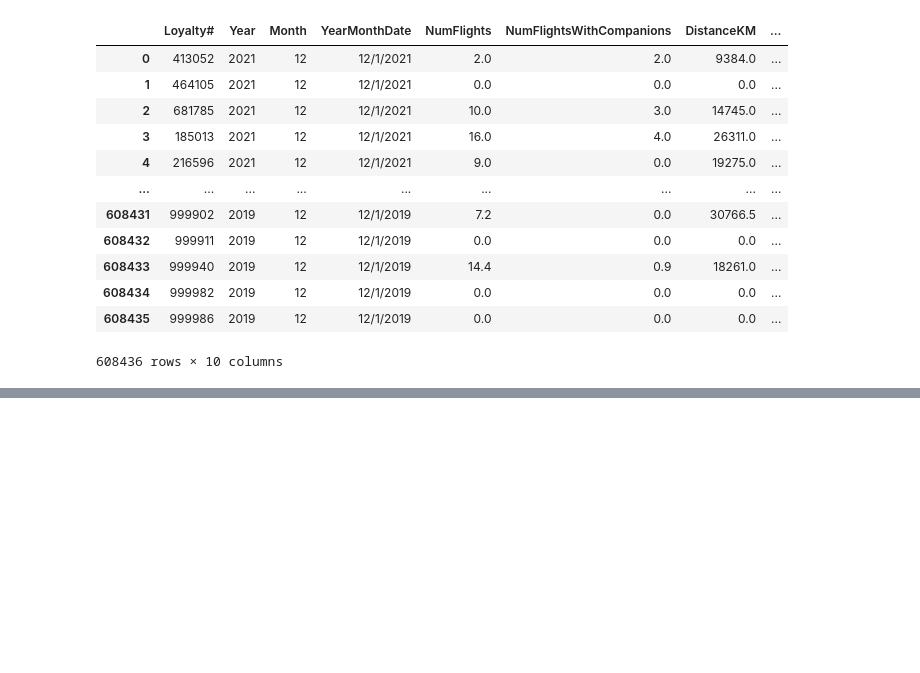
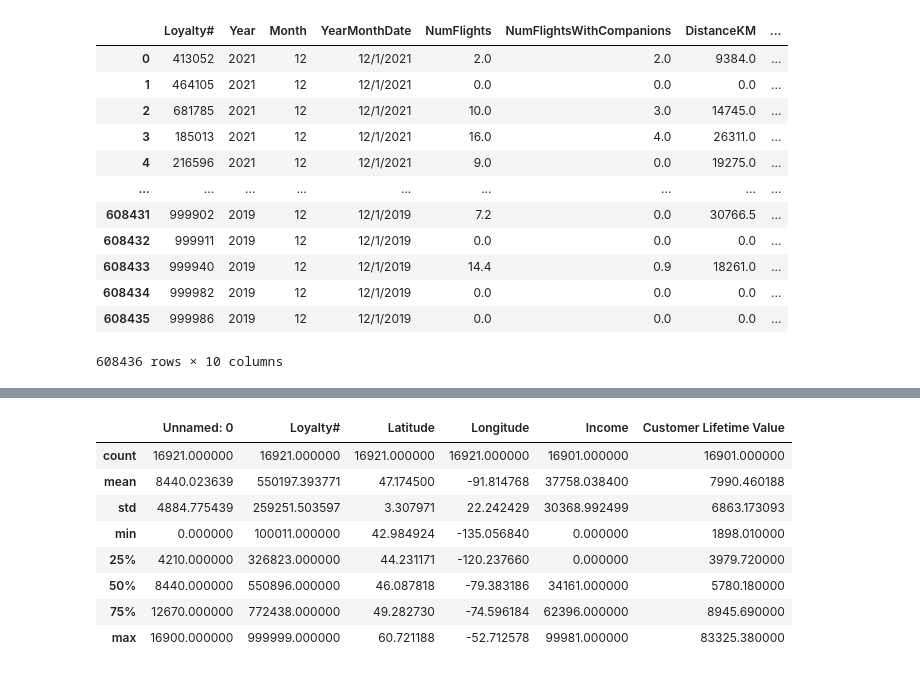
Before and after one commit to luisbdavila/Airline_Customer_Segmentation_DataMining_Project_Python, a Jupyter notebook: 1_Delivery/Code/EDA.ipynb, the cells around one changed output, grey strips where cells are left out. Saved outputs shown, nothing was run; the diff lists cells and outputs as text; code cells hidden in the pictures; blank space fills up the shorter version.

```diff
--- a/1_Delivery/Code/EDA.ipynb
+++ b/1_Delivery/Code/EDA.ipynb
@@ -42,0 +174,12 @@ df_AIAI_Flights
+# %%
+df_AIAI_Customers.describe()
+# %% [output]
+|  | Unnamed: 0 | Loyalty# | Latitude | Longitude | Income | Customer Lifetime Value |
+| count | 16921.000000 | 16921.000000 | 16921.000000 | 16921.000000 | 16901.000000 | 16901.000000 |
+| mean | 8440.023639 | 550197.393771 | 47.174500 | -91.814768 | 37758.038400 | 7990.460188 |
+| std | 4884.775439 | 259251.503597 | 3.307971 | 22.242429 | 30368.992499 | 6863.173093 |
+| min | 0.000000 | 100011.000000 | 42.984924 | -135.056840 | 0.000000 | 1898.010000 |
+| 25% | 4210.000000 | 326823.000000 | 44.231171 | -120.237660 | 0.000000 | 3979.720000 |
+| 50% | 8440.000000 | 550896.000000 | 46.087818 | -79.383186 | 34161.000000 | 5780.180000 |
+| 75% | 12670.000000 | 772438.000000 | 49.282730 | -74.596184 | 62396.000000 | 8945.690000 |
+| max | 16900.000000 | 999999.000000 | 60.721188 | -52.712578 | 99981.000000 | 83325.380000 |
```
Also changed, not shown: parts of 13 cells of this notebook.
